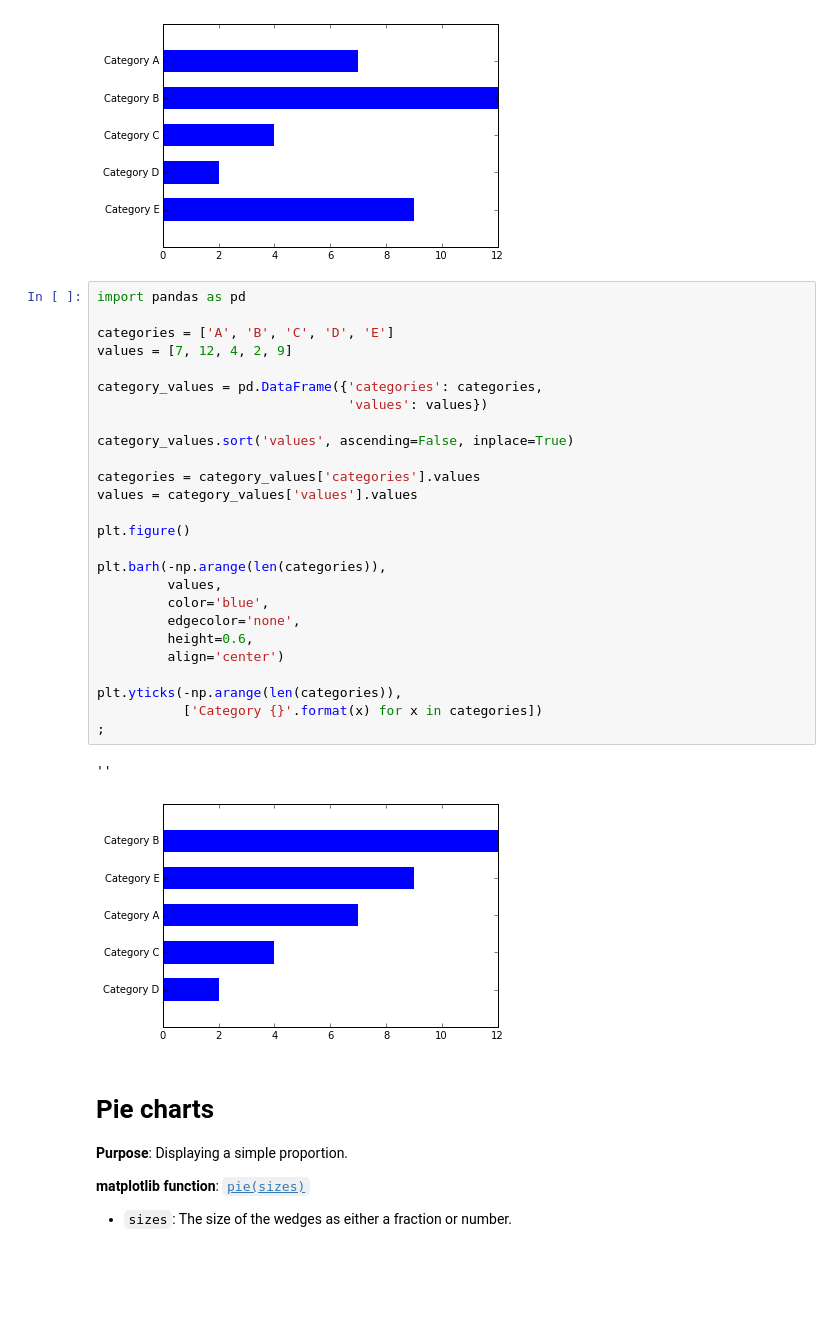
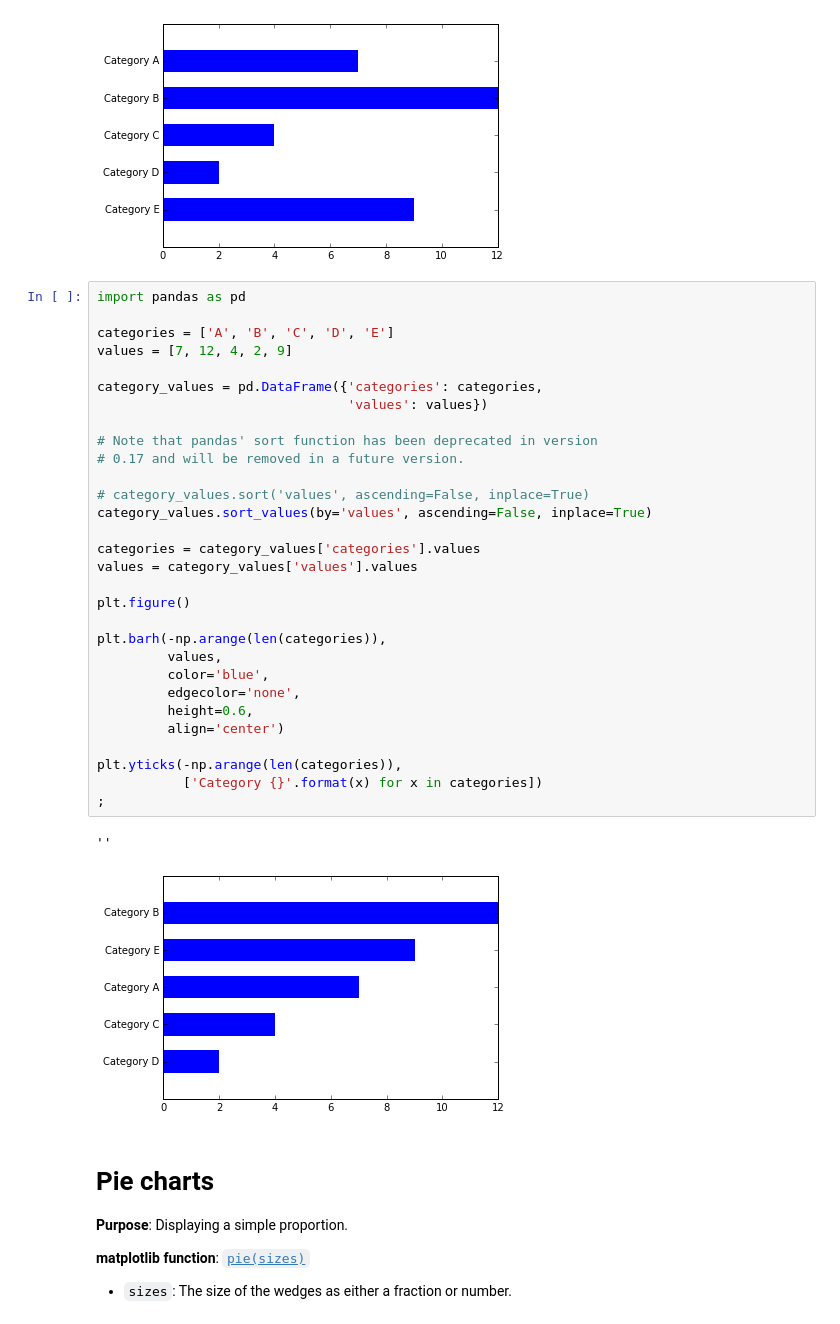
Before and after one commit to rhiever/python-data-visualization-course, a Jupyter notebook: Section 3 - Data visualization in Python - matplotlib/Making basic plots - Lines, bars, pies, and scatterplots.ipynb, the cells around one changed output. Saved outputs shown, nothing was run; the diff lists cells and outputs as text; blank space fills up the shorter version.

Commit message:
deprecation note for pandas's sort function

```diff
--- a/Section 3 - Data visualization in Python - matplotlib/Making basic plots - Lines, bars, pies, and scatterplots.ipynb
+++ b/Section 3 - Data visualization in Python - matplotlib/Making basic plots - Lines, bars, pies, and scatterplots.ipynb
@@ -202,32 +202,36 @@ plt.yticks(-np.arange(len(categories)),
 # %%
 import pandas as pd
 
 categories = ['A', 'B', 'C', 'D', 'E']
 values = [7, 12, 4, 2, 9]
 
 category_values = pd.DataFrame({'categories': categories,
                                 'values': values})
 
-category_values.sort('values', ascending=False, inplace=True)
+# Note that pandas' sort function has been deprecated in version
+# 0.17 and will be removed in a future version.
+
+# category_values.sort('values', ascending=False, inplace=True)
+category_values.sort_values(by='values', ascending=False, inplace=True)
 
 categories = category_values['categories'].values
 values = category_values['values'].values
 
 plt.figure()
 
 plt.barh(-np.arange(len(categories)),
          values,
          color='blue',
          edgecolor='none',
          height=0.6,
          align='center')
 
 plt.yticks(-np.arange(len(categories)),
            ['Category {}'.format(x) for x in categories])
 ;
 # %% [output]
 ''
-[figure, old version]
+[figure, new version]
 # %% [markdown]
 # Pie charts
 
```
